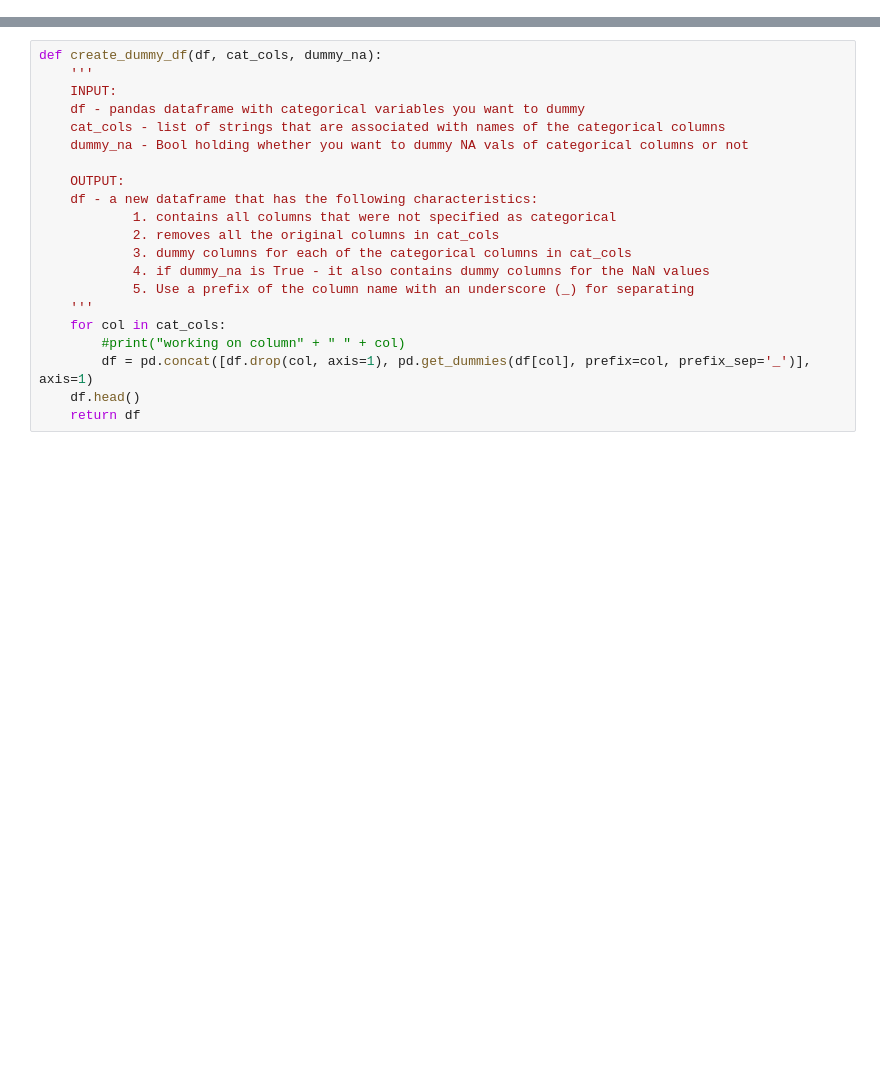
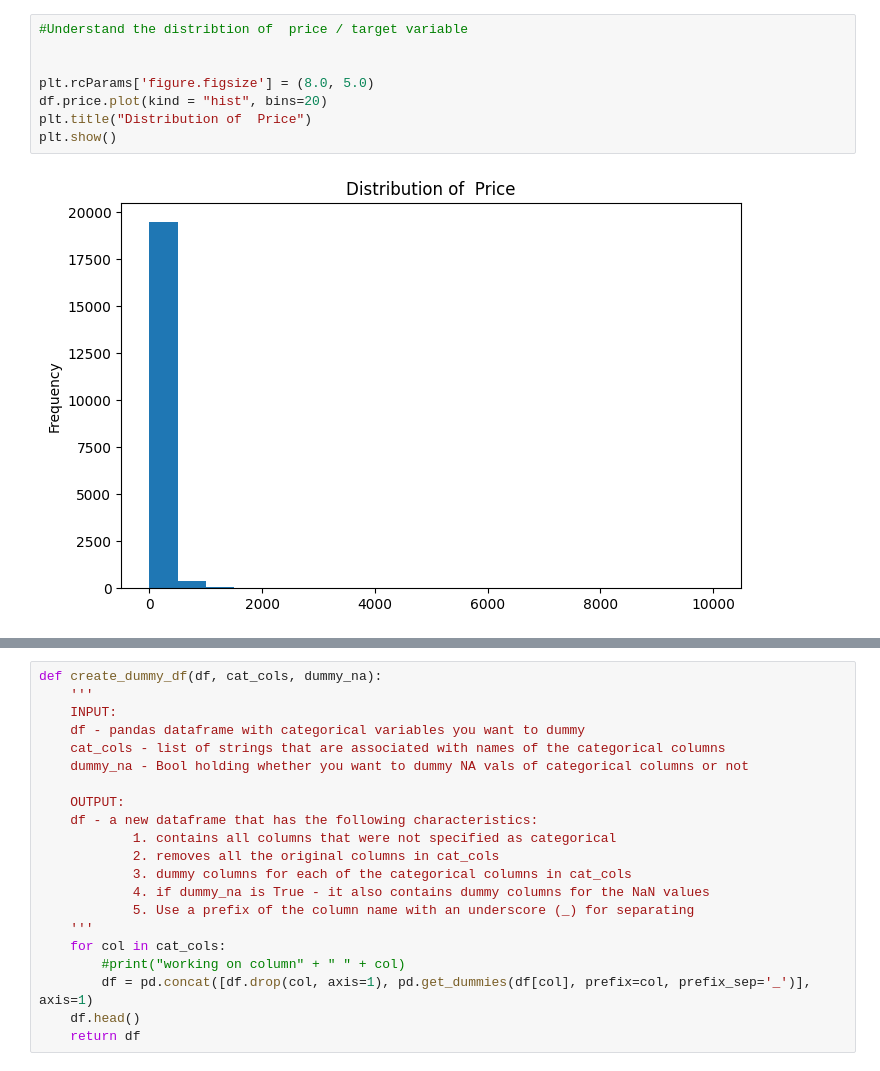
Before and after one commit to amitechno/datascienceproject1, a Jupyter notebook: ny.ipynb, the cells around one changed output, grey strips where cells are left out. Saved outputs shown, nothing was run; the diff lists cells and outputs as text; blank space fills up the shorter version.

```diff
--- a/ny.ipynb
+++ b/ny.ipynb
@@ -53,0 +64,10 @@ y_test_preds = lm_model.predict(X_test)
+# %%
+#Understand the distribtion of  price / target variable
+
+
+plt.rcParams['figure.figsize'] = (8.0, 5.0)
+df.price.plot(kind = "hist", bins=20)
+plt.title("Distribution of  Price")
+plt.show()
+# %% [output]
+[figure, added]
```
Also changed, not shown: parts of 23 cells of this notebook, 5 other files.
